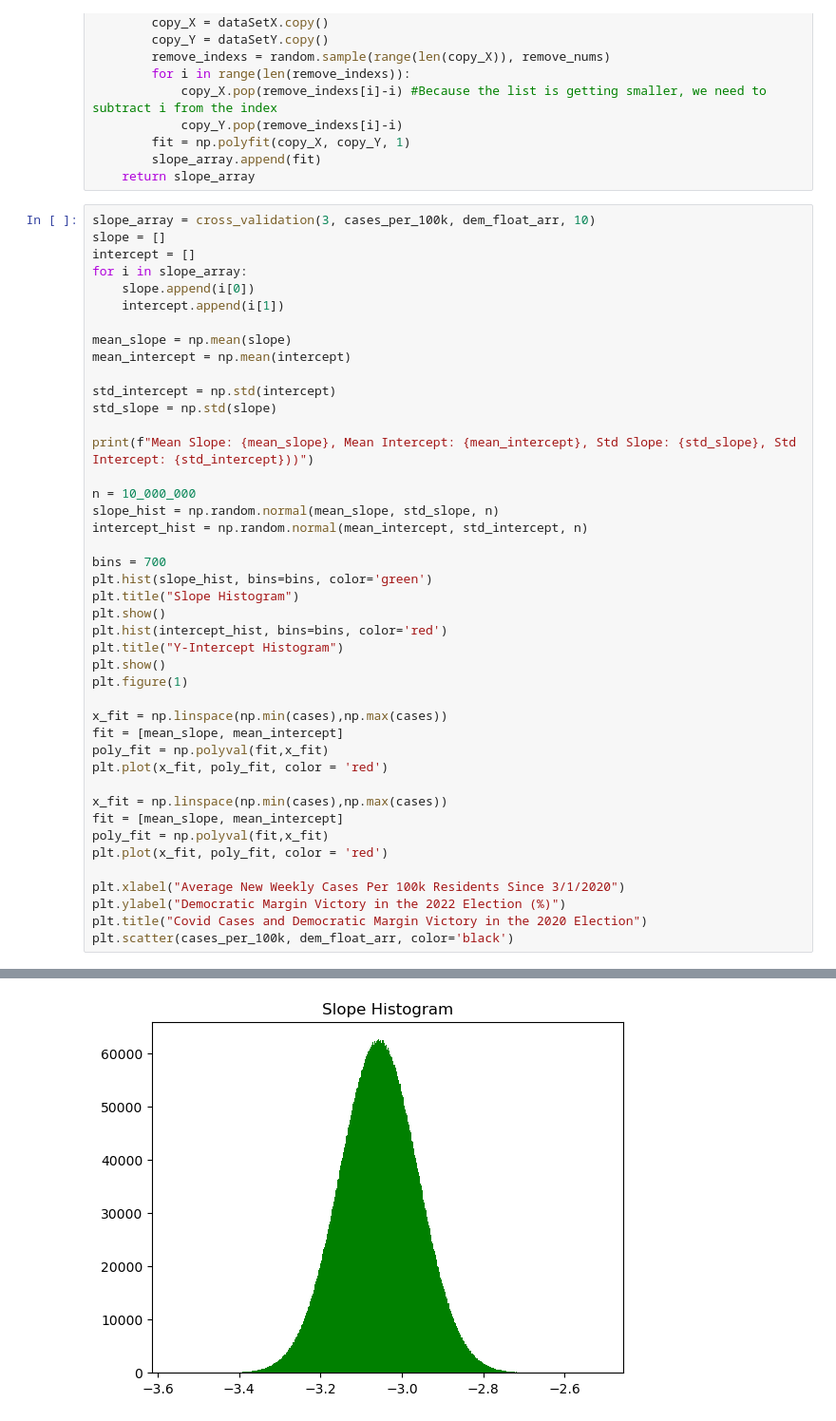
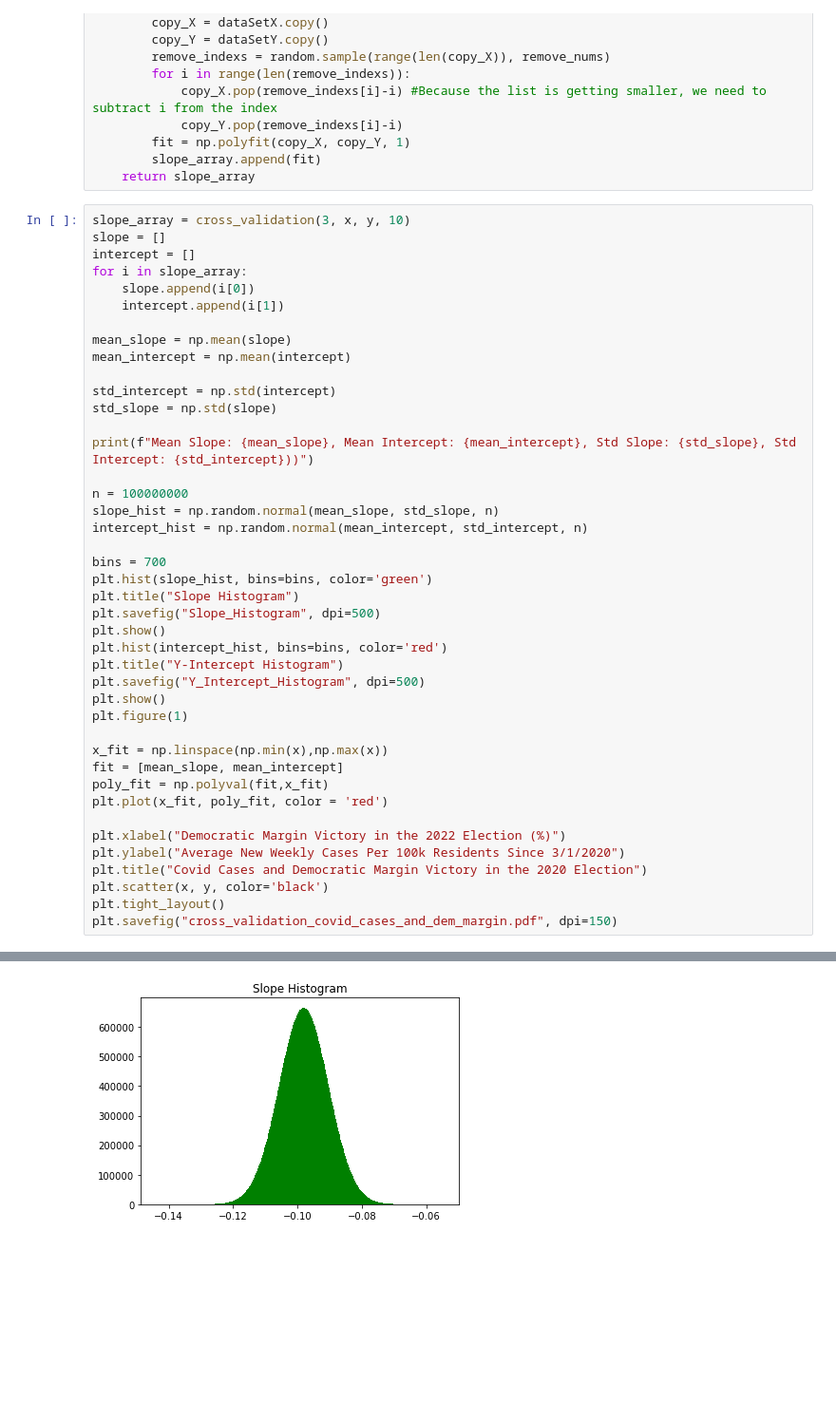
Before and after one commit to alexanderschatzberg/qr_x, a Jupyter notebook: covid-and-politics/src/covid_vs_politics.ipynb, the cells around one changed output, grey strips where cells are left out. Shown at 95% size. Saved outputs shown, nothing was run; the diff lists cells and outputs as text; blank space fills up the shorter version.

Commit message:
xy in cross validation

```diff
--- a/covid-and-politics/src/covid_vs_politics.ipynb
+++ b/covid-and-politics/src/covid_vs_politics.ipynb
@@ -160,7 +162,7 @@ def cross_validation(remove_nums, dataSetX, dataSetY, iteration):
         slope_array.append(fit)
     return slope_array
 # %%
-slope_array = cross_validation(3, cases_per_100k, dem_float_arr, 10)
+slope_array = cross_validation(3, x, y, 10)
 slope = []
 intercept = []
 for i in slope_array:
@@ -175,31 +177,30 @@ std_slope = np.std(slope)
 
 print(f"Mean Slope: {mean_slope}, Mean Intercept: {mean_intercept}, Std Slope: {std_slope}, Std Intercept: {std_intercept}))")
 
-n = 10_000_000
+n = 100000000
 slope_hist = np.random.normal(mean_slope, std_slope, n)
 intercept_hist = np.random.normal(mean_intercept, std_intercept, n)
 
 bins = 700
 plt.hist(slope_hist, bins=bins, color='green')
 plt.title("Slope Histogram")
+plt.savefig("Slope_Histogram", dpi=500)
 plt.show()
 plt.hist(intercept_hist, bins=bins, color='red')
 plt.title("Y-Intercept Histogram")
+plt.savefig("Y_Intercept_Histogram", dpi=500)
 plt.show()
 plt.figure(1)
 
-x_fit = np.linspace(np.min(cases),np.max(cases))
+x_fit = np.linspace(np.min(x),np.max(x))
 fit = [mean_slope, mean_intercept]
 poly_fit = np.polyval(fit,x_fit)
 plt.plot(x_fit, poly_fit, color = 'red')
 
-x_fit = np.linspace(np.min(cases),np.max(cases))
-fit = [mean_slope, mean_intercept]
-poly_fit = np.polyval(fit,x_fit)
-plt.plot(x_fit, poly_fit, color = 'red')
-
-plt.xlabel("Average New Weekly Cases Per 100k Residents Since 3/1/2020")
-plt.ylabel("Democratic Margin Victory in the 2022 Election (%)")
+plt.xlabel("Democratic Margin Victory in the 2022 Election (%)")
+plt.ylabel("Average New Weekly Cases Per 100k Residents Since 3/1/2020")
 plt.title("Covid Cases and Democratic Margin Victory in the 2020 Election")
-plt.scatter(cases_per_100k, dem_float_arr, color='black')
+plt.scatter(x, y, color='black')
+plt.tight_layout()
+plt.savefig("cross_validation_covid_cases_and_dem_margin.pdf", dpi=150)
 # %% [output]
@@ -207 +208 @@ Mean Slope: -3.0563748589443422, Mean Intercept: 39.454003212358224, Std Slope:
-[figure, old version]
+[figure, new version]
```
Also changed, not shown: parts of 2 cells of this notebook, 4 other files.
